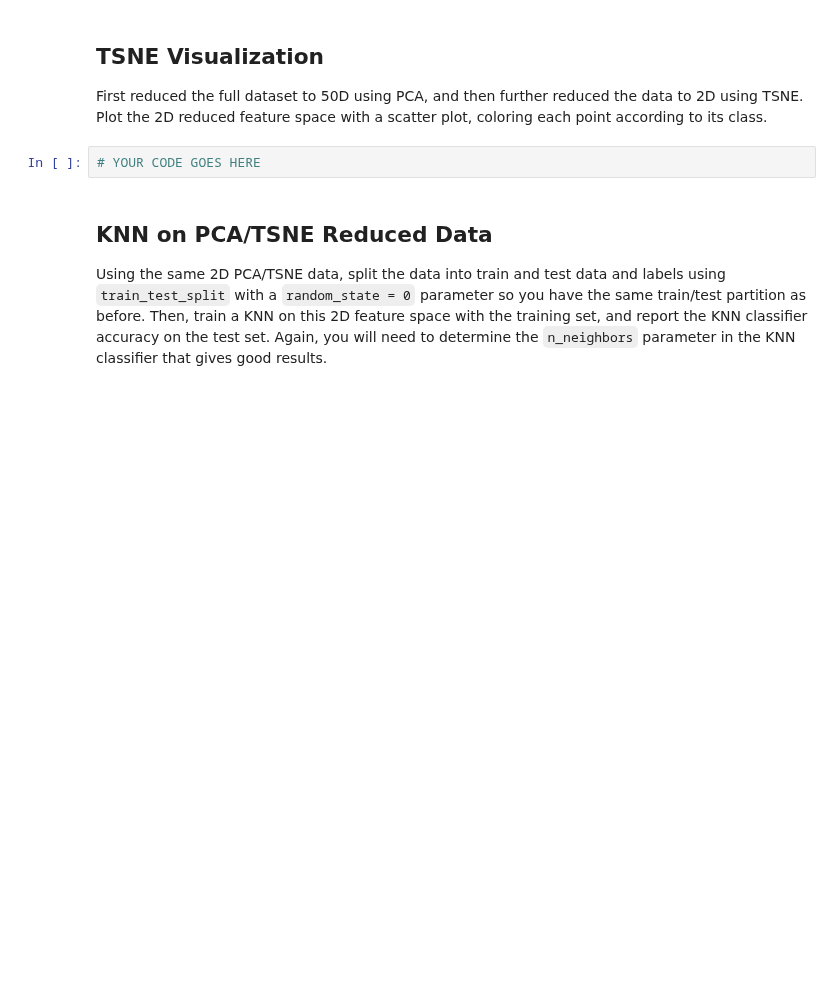
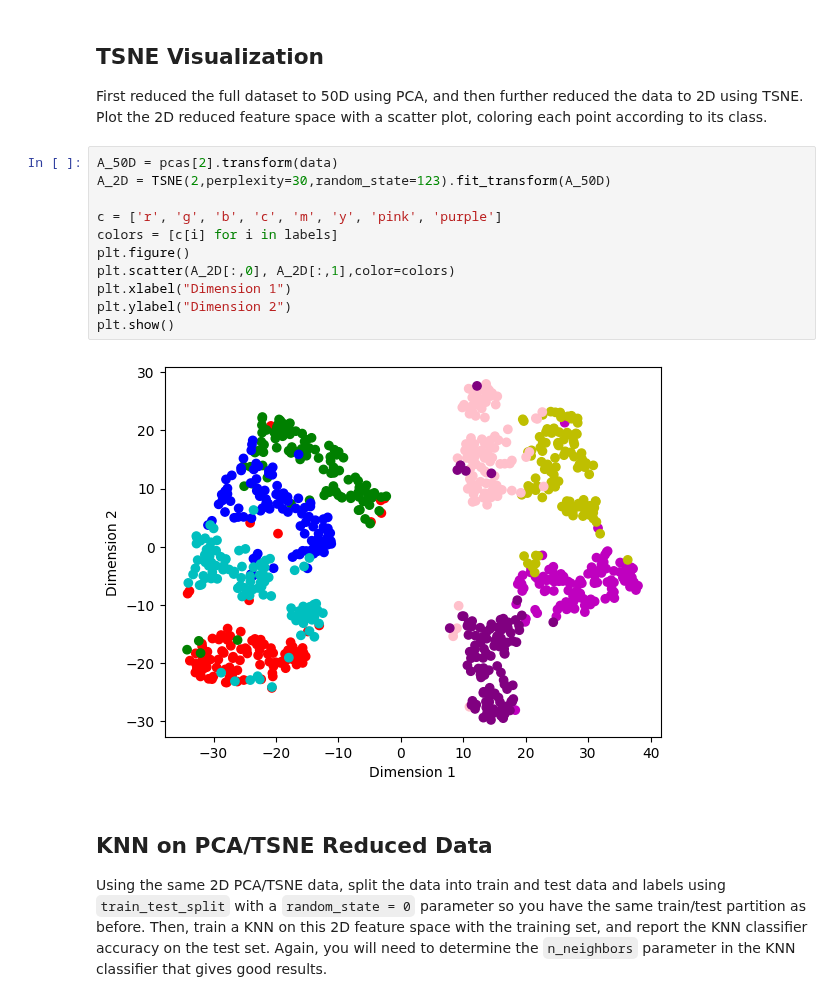
Before and after one commit to judson35/AI-ML, a Jupyter notebook: HW12/M12-HW1.ipynb, the cells around one changed output. Cells and saved outputs as stored; diff of their text form; blank space fills up the shorter version.

```diff
--- a/HW12/M12-HW1.ipynb
+++ b/HW12/M12-HW1.ipynb
@@ -80,8 +143,19 @@ Now train a KNN classifier to predict the class of the 3D, 10D, and 50D PCA redu
 # %% [markdown]
 ## TSNE Visualization
 First reduced the full dataset to 50D using PCA, and then further reduced the data to 2D using TSNE. Plot the 2D reduced feature space with a scatter plot, coloring each point according to its class.
-# %%
-# YOUR CODE GOES HERE
+# %%
+A_50D = pcas[2].transform(data)
+A_2D = TSNE(2,perplexity=30,random_state=123).fit_transform(A_50D)
+
+c = ['r', 'g', 'b', 'c', 'm', 'y', 'pink', 'purple']
+colors = [c[i] for i in labels]
+plt.figure()
+plt.scatter(A_2D[:,0], A_2D[:,1],color=colors)
+plt.xlabel("Dimension 1")
+plt.ylabel("Dimension 2")
+plt.show()
+# %% [output]
+[figure, added]
 # %% [markdown]
 ## KNN on PCA/TSNE Reduced Data
 
```
Also changed, not shown: parts of 12 cells of this notebook.
